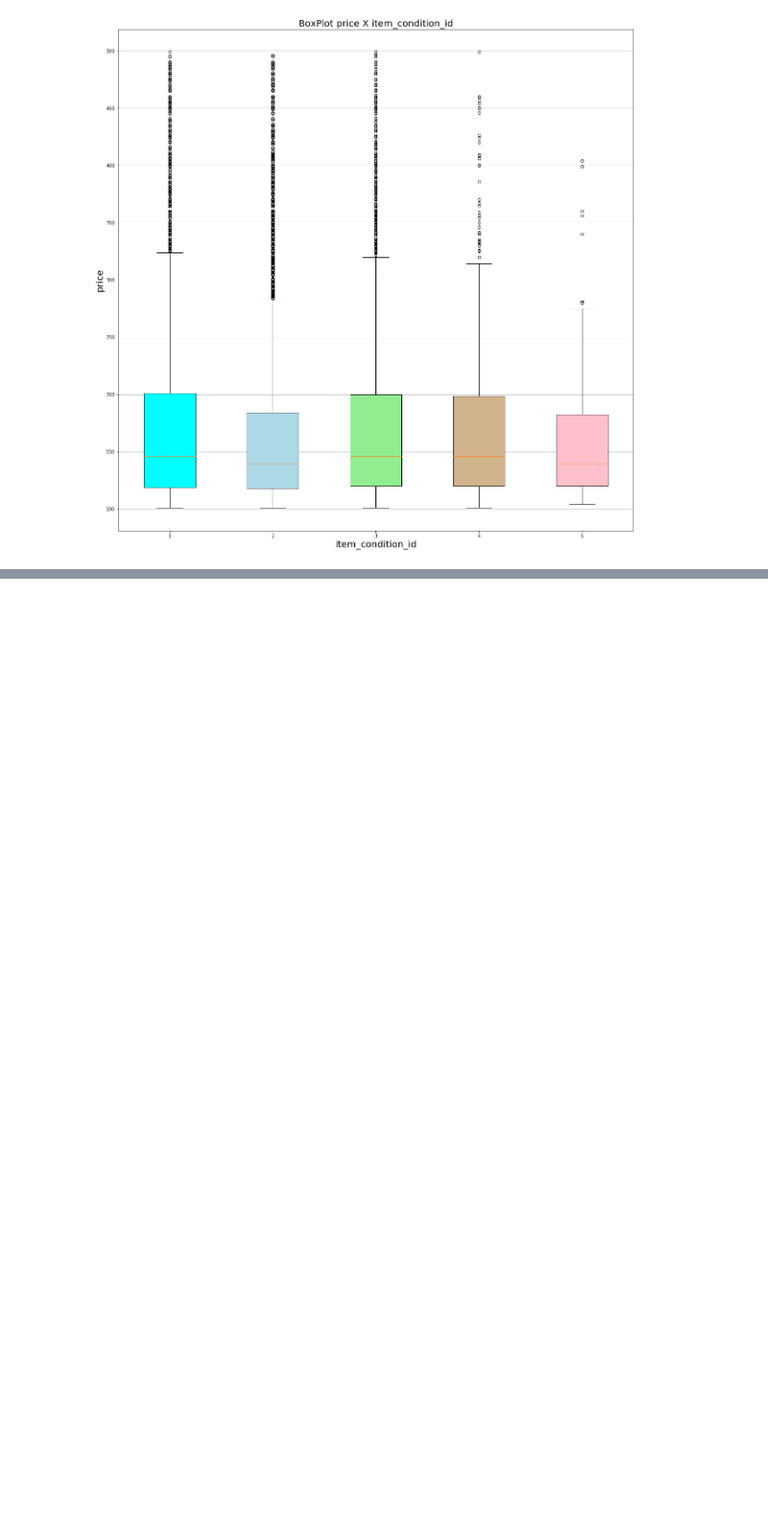
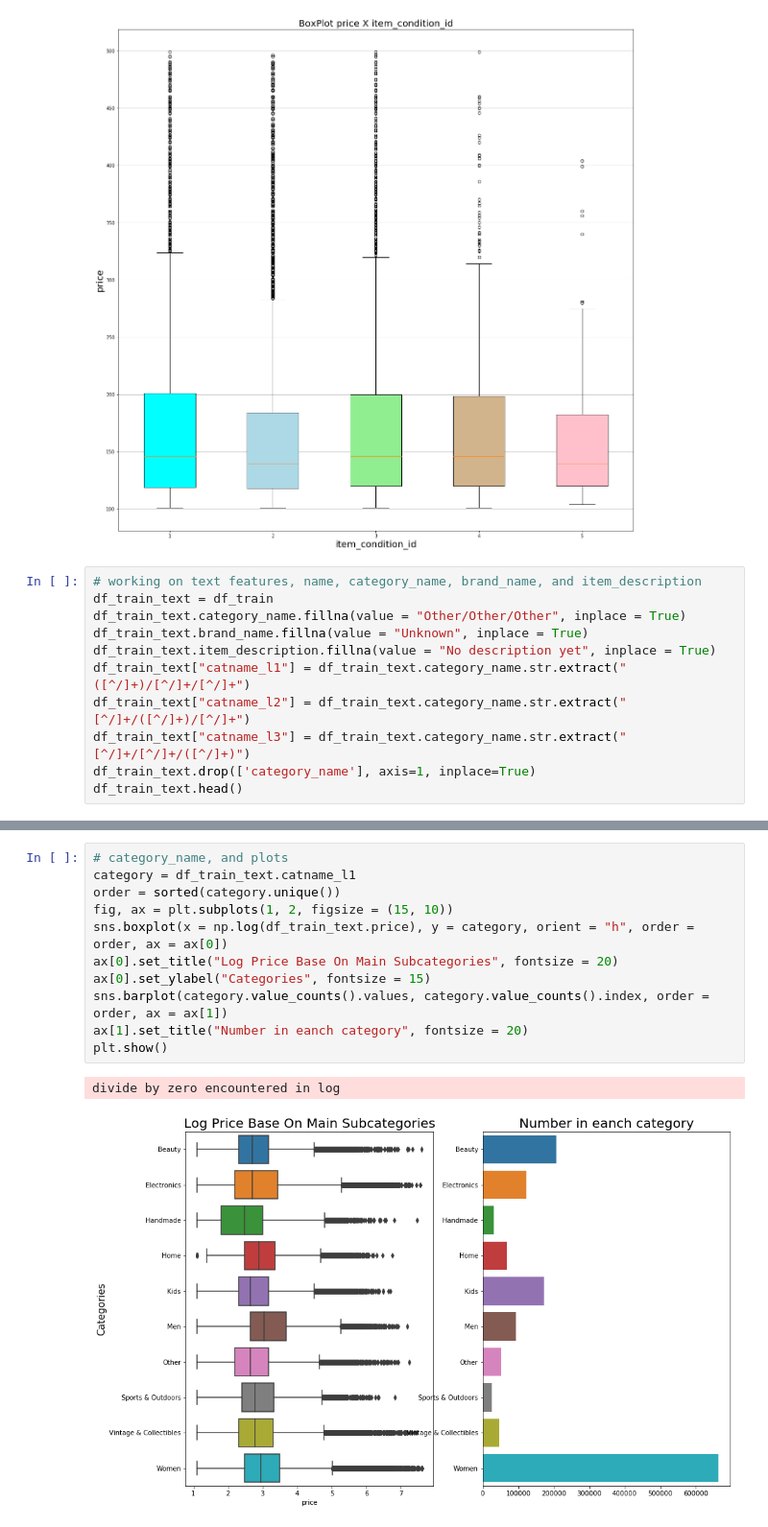
Before and after one commit to weihuacern/MPSCKernelGit, a Jupyter notebook: FeatureConstructor.ipynb, the cells around one changed output, grey strips where cells are left out. Shown at 96% size. Saved outputs shown, nothing was run; the diff lists cells and outputs as text; blank space fills up the shorter version.

```diff
--- a/FeatureConstructor.ipynb
+++ b/FeatureConstructor.ipynb
@@ -174,3 +178,14 @@ plt.show()
 del df_train_tmp
 # %% [output]
 [figure]
+# %%
+# working on text features, name, category_name, brand_name, and item_description
+df_train_text = df_train
+df_train_text.category_name.fillna(value = "Other/Other/Other", inplace = True)
+df_train_text.brand_name.fillna(value = "Unknown", inplace = True)
+df_train_text.item_description.fillna(value = "No description yet", inplace = True)
+df_train_text["catname_l1"] = df_train_text.category_name.str.extract("([^/]+)/[^/]+/[^/]+")
+df_train_text["catname_l2"] = df_train_text.category_name.str.extract("[^/]+/([^/]+)/[^/]+")
+df_train_text["catname_l3"] = df_train_text.category_name.str.extract("[^/]+/[^/]+/([^/]+)")
+df_train_text.drop(['category_name'], axis=1, inplace=True)
+df_train_text.head()
@@ -176,0 +206,14 @@ del df_train_tmp
+# %%
+# category_name, and plots
+category = df_train_text.catname_l1
+order = sorted(category.unique())
+fig, ax = plt.subplots(1, 2, figsize = (15, 10))
+sns.boxplot(x = np.log(df_train_text.price), y = category, orient = "h", order = order, ax = ax[0])
+ax[0].set_title("Log Price Base On Main Subcategories", fontsize = 20)
+ax[0].set_ylabel("Categories", fontsize = 15)
+sns.barplot(category.value_counts().values, category.value_counts().index, order = order, ax = ax[1])
+ax[1].set_title("Number in eanch category", fontsize = 20)
+plt.show()
+# %% [output]
+divide by zero encountered in log
+[figure, added]
```
Also changed, not shown: parts of 9 cells of this notebook, 1 other file.
